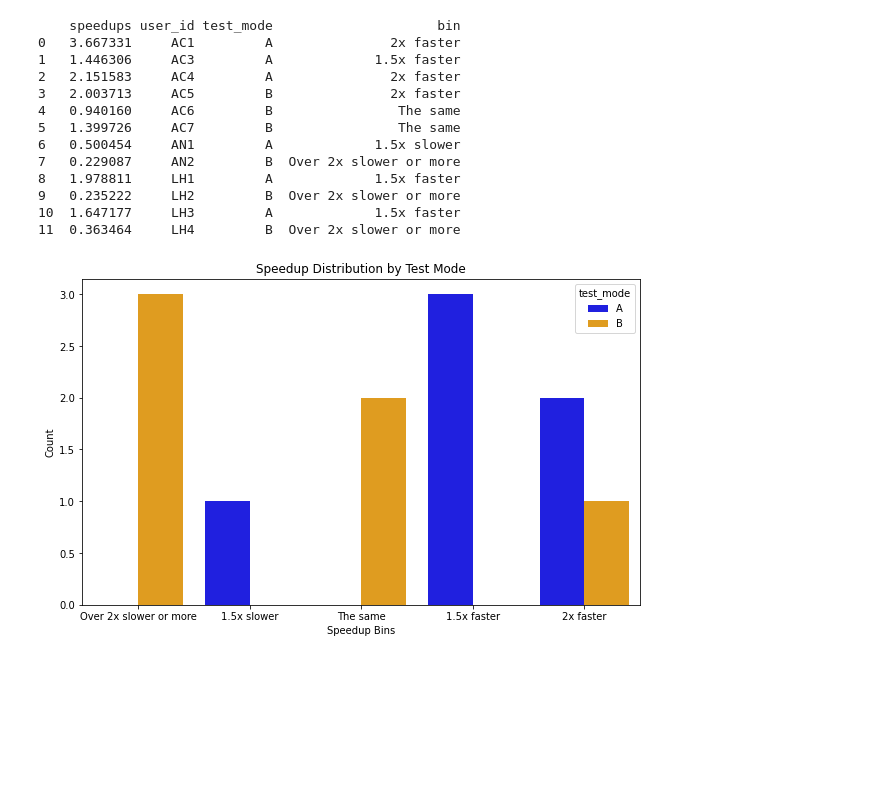
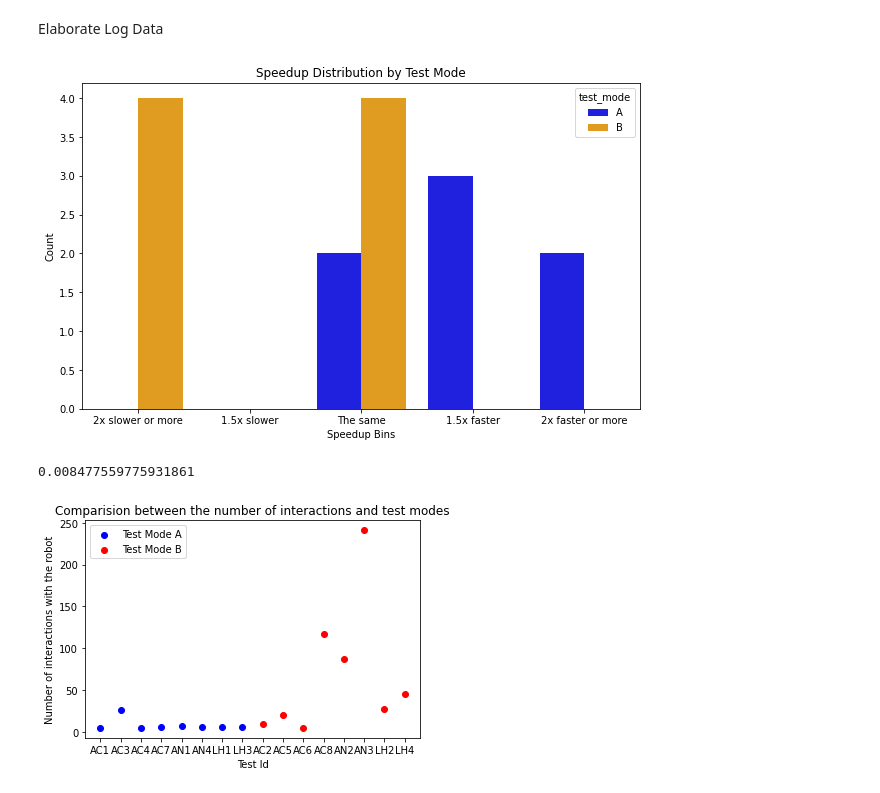
Before and after one commit to Limax-cs/Automatic-Cart-Unity, a Jupyter notebook: Assets/LogFiles/test_parse.ipynb, the cells around one changed output. Saved outputs shown, nothing was run; the diff lists cells and outputs as text; code cells hidden in the pictures; blank space fills up the shorter version.

Commit message:
Added some new plots

```diff
--- a/Assets/LogFiles/test_parse.ipynb
+++ b/Assets/LogFiles/test_parse.ipynb
@@ -182,11 +195,11 @@ first_run = pd.DataFrame(first_dict)
 second_run = pd.DataFrame(second_dict)
 
 for df in [first_run,second_run]:
-    df['adjusted_time_shopping'] = (df['timestamp_last_item'] - df['timestamp_first_movement']).dt.total_seconds()/df['ideal_lenght']
+    df['adjusted_time_shopping'] = (df['timestamp_last_item'] - df['timestamp_first_movement']).dt.total_seconds()/df['ideal_length']
     df['seconds/item_list'] = (df['items_submission'] - df['world_init']).dt.total_seconds()/df['num_items']
-    df['travel_efficiency'] = df['distance_walked_user']/df['ideal_lenght']
+    df['travel_efficiency'] = df['distance_walked_user']/df['ideal_length']
 
-second_run['cart_travel_efficiency'] = second_run['distance_traveled_cart']/df['ideal_lenght']
+second_run['cart_travel_efficiency'] = second_run['distance_traveled_cart']/df['ideal_length']
 
 first_run.to_csv('first_runs.csv', index=False)
 second_run.to_csv('second_runs.csv', index=False)
@@ -195,36 +362,46 @@ Data Analysis
+# %% [markdown]
+Elaborate Log Data
 # %%
-import seaborn as sns
-import matplotlib.pyplot as plt
+from scipy.stats import wilcoxon,mannwhitneyu
+
 #Observed Speedups in travelling the supermarket
 speedups = pd.DataFrame()
 speedups['speedups'] = first_run['adjusted_time_shopping']/second_run['adjusted_time_shopping']
-speedups[['user_id','test_mode']] = first_run[['user_id','test_mode']]
+speedups[['user_id','test_mode','adjusted_time_shopping','ideal_length']] = first_run[['user_id','test_mode','adjusted_time_shopping','ideal_length']]
 
 # Define bin bounds
-bin_bounds = [0,0.5,0.7,1.4,2,4]
+bin_bounds = [0,0.5,0.7,1.4,2,5]
 
 # Create a new column for bins
-speedups['bin'] = pd.cut(speedups['speedups'], bins=bin_bounds, labels=['Over 2x slower or more', '1.5x slower', 'The same', '1.5x faster','2x faster'])
-print(speedups)
+speedups['bin'] = pd.cut(speedups['speedups'], bins=bin_bounds, labels=['2x slower or more', '1.5x slower', 'The same', '1.5x faster','2x faster or more'])
+
 # Plot the bar chart
 plt.figure(figsize=(10, 6))
 sns.countplot(x='bin', hue='test_mode', data=speedups, palette={'A': 'blue', 'B': 'orange'})
 plt.title('Speedup Distribution by Test Mode')
 plt.xlabel('Speedup Bins')
 plt.ylabel('Count')
+plt.savefig(image_dir+'speedup_distribuition.png')
 plt.show()
+
+#Compare number of interactions between the Test Modes
+interactions_a = second_run.loc[second_run['test_mode']=='A']['num_interactions'].to_list()
+interactions_b = second_run.loc[second_run['test_mode']=='B']['num_interactions'].to_list()
+
+# Plotting
+plt.scatter(second_run.loc[second_run['test_mode']=='A']['user_id'].to_list(), interactions_a, color='blue', label='Test Mode A', marker='o')
+plt.scatter(second_run.loc[second_run['test_mode']=='B']['user_id'].to_list(), interactions_b, color='red', label='Test Mode B', marker='o')
+
+# Adding labels and legend
+plt.title('Comparision between the number of interactions and test modes')
+plt.xlabel('Test Id')
+plt.ylabel('Number of interactions with the robot')
+plt.legend()
+plt.savefig(image_dir+'num_interactions.png')
+
+statistic, p_value = mannwhitneyu(interactions_a, interactions_b, alternative='less')
+print(p_value)
 # %% [output]
+[figure, new version]
-    speedups user_id test_mode                     bin
-0   3.667331     AC1         A               2x faster
-1   1.446306     AC3         A             1.5x faster
-2   2.151583     AC4         A               2x faster
-3   2.003713     AC5         B               2x faster
-4   0.940160     AC6         B                The same
-5   1.399726     AC7         B                The same
-6   0.500454     AN1         A             1.5x slower
-7   0.229087     AN2         B  Over 2x slower or more
-8   1.978811     LH1         A             1.5x faster
-9   0.235222     LH2         B  Over 2x slower or more
-10  1.647177     LH3         A             1.5x faster
-11  0.363464     LH4         B  Over 2x slower or more
+0.008477559775931861
-[figure, old version]
+[figure, added]
```
Also changed, not shown: parts of 9 cells of this notebook.
